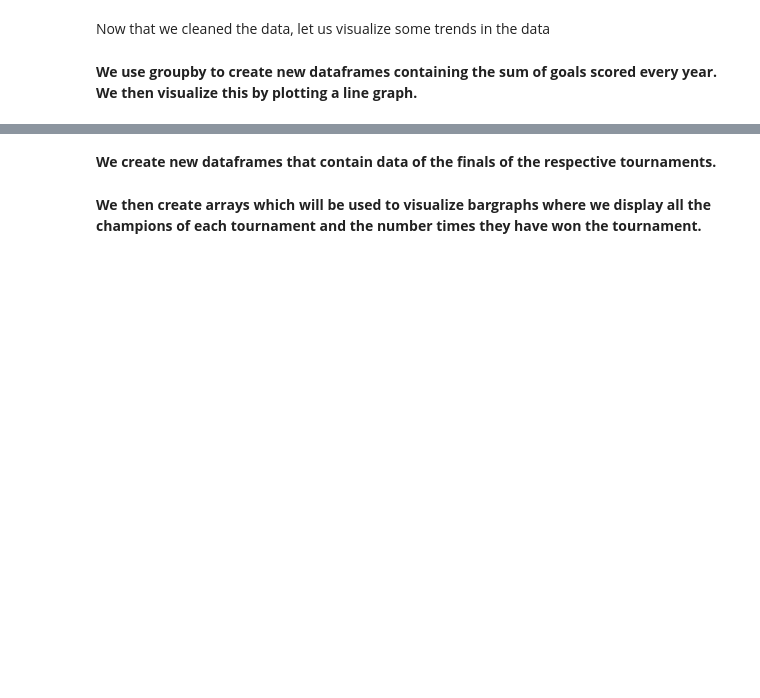
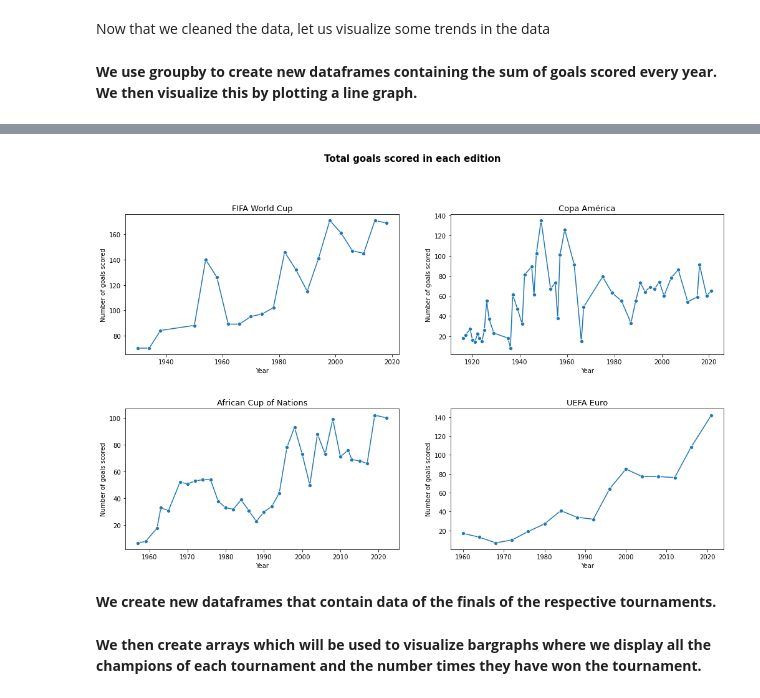
Before and after one commit to hamza-shakir/international-football-dashboard, a Jupyter notebook: home-advantage-in-football.ipynb, the cells around one changed output, grey strips where cells are left out. Saved outputs shown, nothing was run; the diff lists cells and outputs as text; code cells hidden in the pictures; blank space fills up the shorter version.

```diff
--- a/home-advantage-in-football.ipynb
+++ b/home-advantage-in-football.ipynb
@@ -159,3 +170,31 @@ fig_goals.savefig('Total goals scored in each edition.png')
+# %%
+fig_goals, axs = plt.subplots(2,2, figsize=(15,10))
+
+sns.lineplot(data = world_cup_goals, x = world_cup_goals.index, y = 'Goals Scored', ax = axs[0,0], marker='o')
+sns.lineplot(data = copa_america_goals, x = copa_america_goals.index, y = 'Goals Scored', ax = axs[0,1], marker='o')
+sns.lineplot(data = afcon_goals, x = afcon_goals.index, y = 'Goals Scored', ax = axs[1,0], marker='o')
+sns.lineplot(data = euros_goals, x = euros_goals.index, y = 'Goals Scored', ax = axs[1,1], marker='o')
+
+axs[0,0].set_xlabel('Year', fontsize = 10)
+axs[0,1].set_xlabel('Year', fontsize = 10)
+axs[1,0].set_xlabel('Year', fontsize = 10)
+axs[1,1].set_xlabel('Year', fontsize = 10)
+
+axs[0,0].set_ylabel('Number of goals scored', fontsize = 10)
+axs[0,1].set_ylabel('Number of goals scored', fontsize = 10)
+axs[1,0].set_ylabel('Number of goals scored', fontsize = 10)
+axs[1,1].set_ylabel('Number of goals scored', fontsize = 10)
+
+axs[0,0].set_title('FIFA World Cup', fontsize = 13)
+axs[0,1].set_title('Copa América', fontsize = 13)
+axs[1,0].set_title('African Cup of Nations', fontsize = 13)
+axs[1,1].set_title('UEFA Euro', fontsize = 13)
+
+plt.suptitle('Total goals scored in each edition', fontweight ='bold', fontsize = 15)
+
+fig_goals.tight_layout(pad = 4)
+# %% [output]
+[figure, added]
 # %% [markdown]
 **We create new dataframes that contain data of the finals of the respective tournaments.**
 # %%
```
Also changed, not shown: parts of 14 cells of this notebook.
